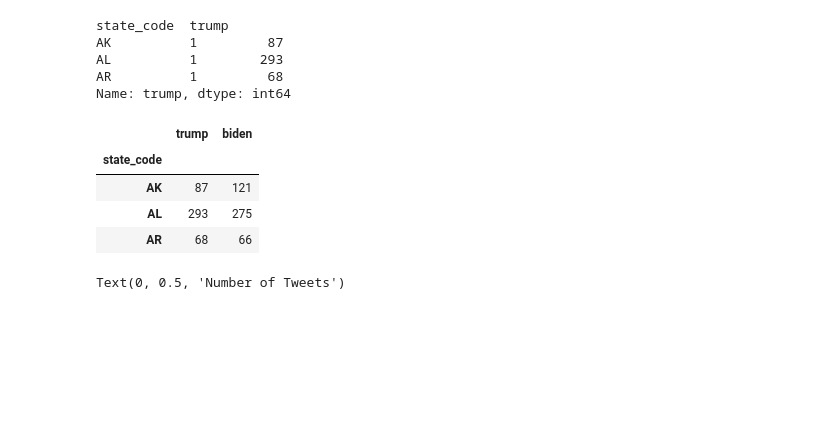
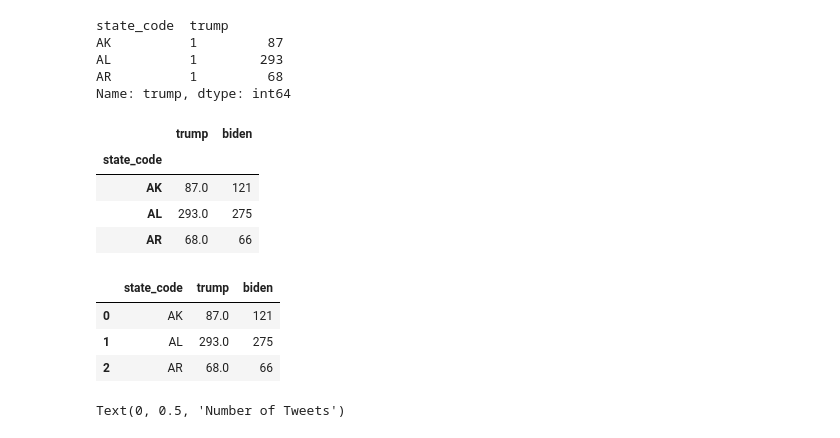
Before and after one commit to olivedisaster/Project-2, a Jupyter notebook: write_data.ipynb, the cells around one changed output. Drawn from its saved outputs; the diff is of its cells as text; code cells hidden in the pictures; blank space fills up the shorter version.

```diff
--- a/write_data.ipynb
+++ b/write_data.ipynb
@@ -693,14 +836,22 @@ AL          1        293
 AR          1         68
 Name: trump, dtype: int64
 # %%
-combined_count_df = pd.merge(trump_count, biden_count, on="state_code", how="left")
+combined_count_df = pd.merge(trump_count, biden_count, on="state_code", how="outer")
 combined_count_df.head(3)
 # %% [output]
 |  | trump | biden |
 | state_code |  |  |
-| AK | 87 | 121 |
-| AL | 293 | 275 |
-| AR | 68 | 66 |
+| AK | 87.0 | 121 |
+| AL | 293.0 | 275 |
+| AR | 68.0 | 66 |
+# %%
+combined_count_df = combined_count_df.reset_index(drop=False)
+combined_count_df.head(3)
+# %% [output]
+|  | state_code | trump | biden |
+| 0 | AK | 87.0 | 121 |
+| 1 | AL | 293.0 | 275 |
+| 2 | AR | 68.0 | 66 |
 # %%
 #Plotting bar graph to show how many tweets by day
 combined_count_df.plot(kind='bar', title='Number of Tweets per Candidate per State', figsize=(20,10), width = 0.5)
```
Also changed, not shown: parts of 32 cells of this notebook, 5 other files.
